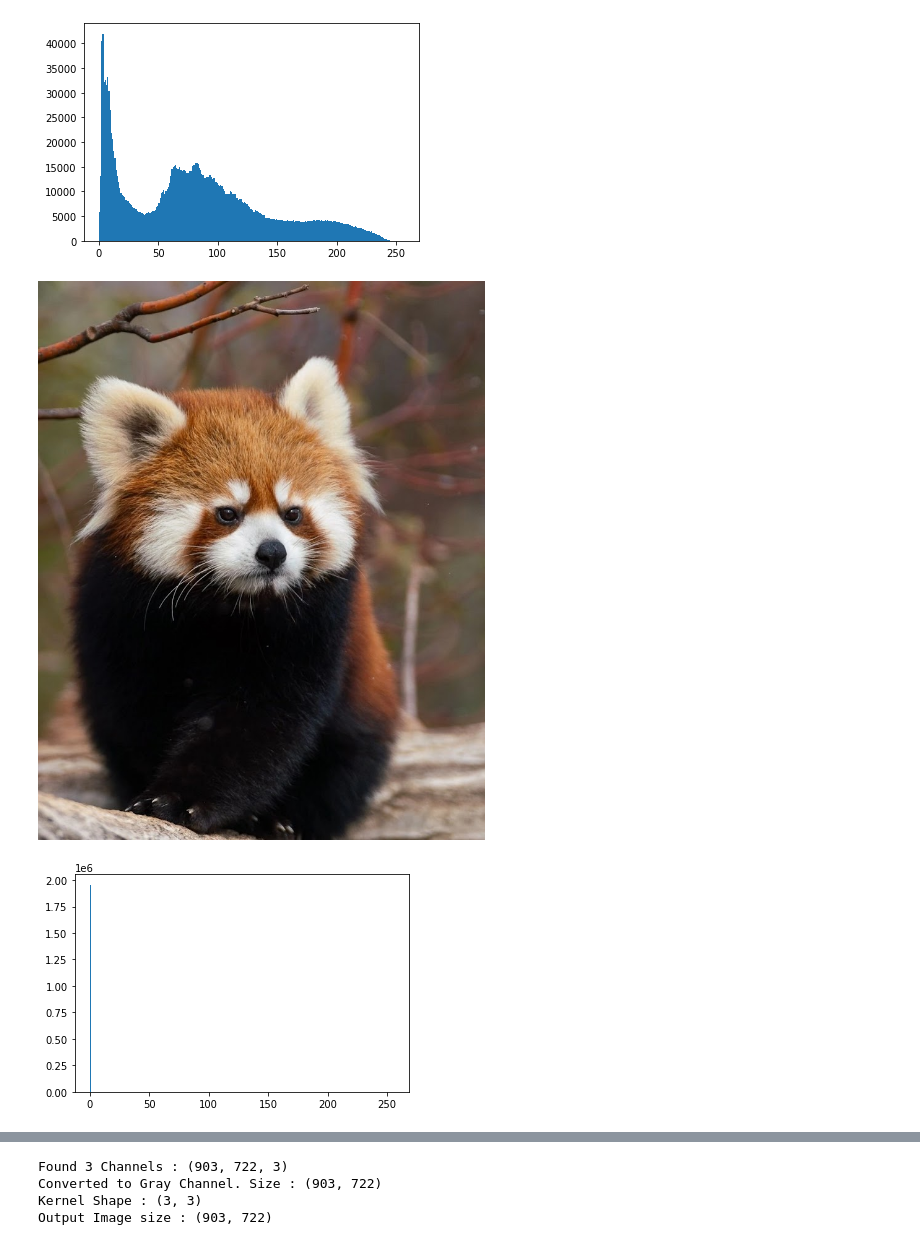
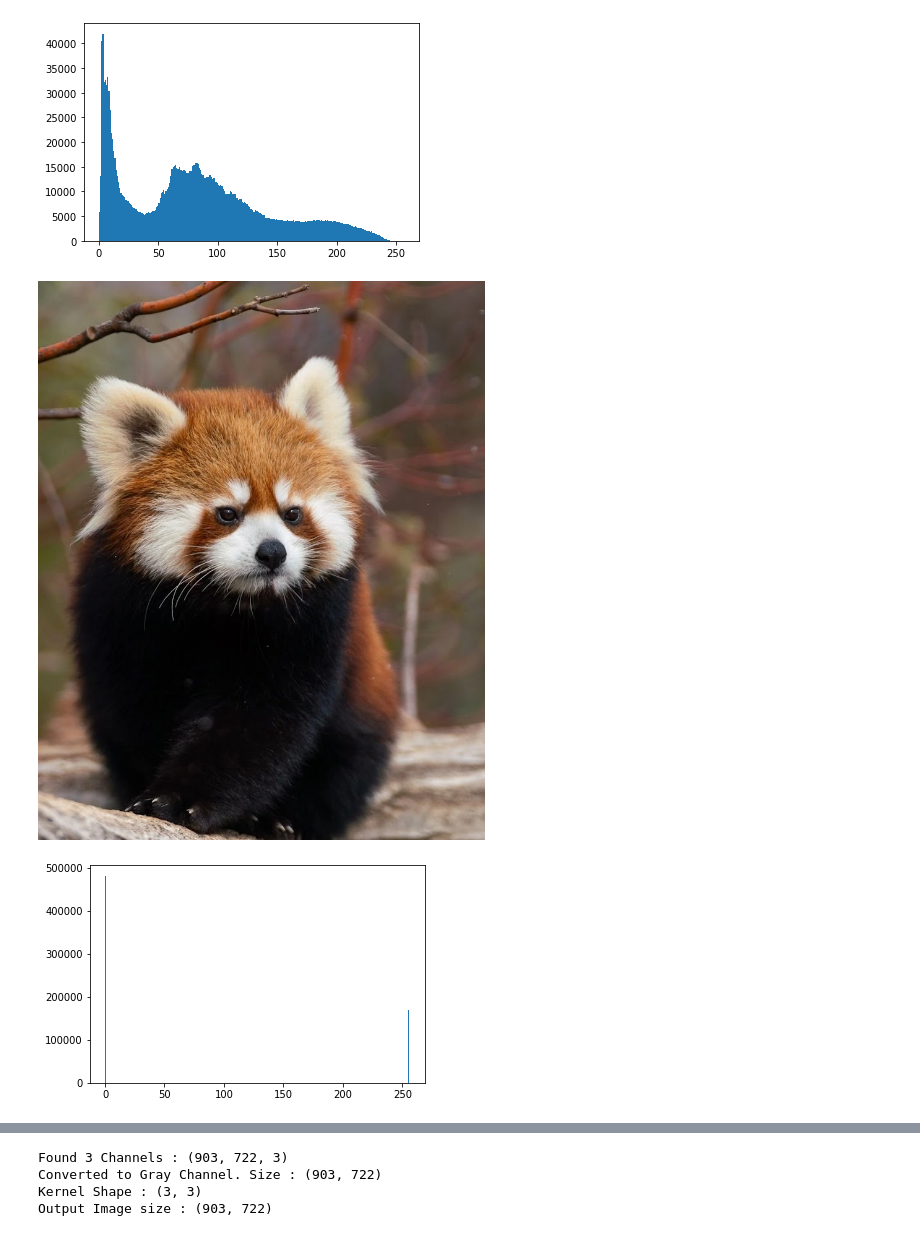
Before and after one commit to danyathecoder/DSP, a Jupyter notebook: lab1.ipynb, the cells around one changed output, grey strips where cells are left out. Cells and saved outputs as stored; diff of their text form; code cells hidden in the pictures.

```diff
--- a/lab1.ipynb
+++ b/lab1.ipynb
@@ -61,36 +61,36 @@ def draw_bright_hist(img: np.ndarray) -> None:
 def binarize(img: np.ndarray, g_min: int, g_max: int) -> np.ndarray:
   h = img.shape[0]
   w = img.shape[1]
-  new_img = np.zeros((h,w,3),np.uint8)
+  new_img = np.zeros((h,w),np.uint8)
   for i in range(h):
     for j in range(w):
       for k in range(3):
-        if new_img[i, j, k] > g_min and new_img[i, j, k] < g_max:
-          new_img[i, j, k] = 255
+        if img[i, j, k] > g_min and img[i, j, k] < g_max:
+          new_img[i, j] = 255
         else:
-          new_img[i, j, k] = 0
+          new_img[i, j] = 0
 
   return new_img
 
 def sobel_operator(img: np.ndarray) -> np.ndarray:
     filter = np.array([[-1, 0, 1], [-2, 0, 2], [-1, 0, 1]])
     return convolution(img, filter)
 
 def main() -> None:
   buba = cv.imread('buba.jpg')
   draw_bright_hist(buba)
   cv2_imshow(buba)
 
-  binary_buba = binarize(buba, 0, 200)
+  binary_buba = binarize(buba, 100, 150)
   draw_bright_hist(binary_buba)
   cv2_imshow(binary_buba)
 
   sobel_buba = sobel_operator(buba)
   draw_bright_hist(sobel_buba)
   cv2_imshow(sobel_buba)
 
 main()
 # %% [output]
 [figure]
 [figure]
-[figure, old version]
+[figure, new version]
```
Also changed, not shown: parts of 1 cell of this notebook.
